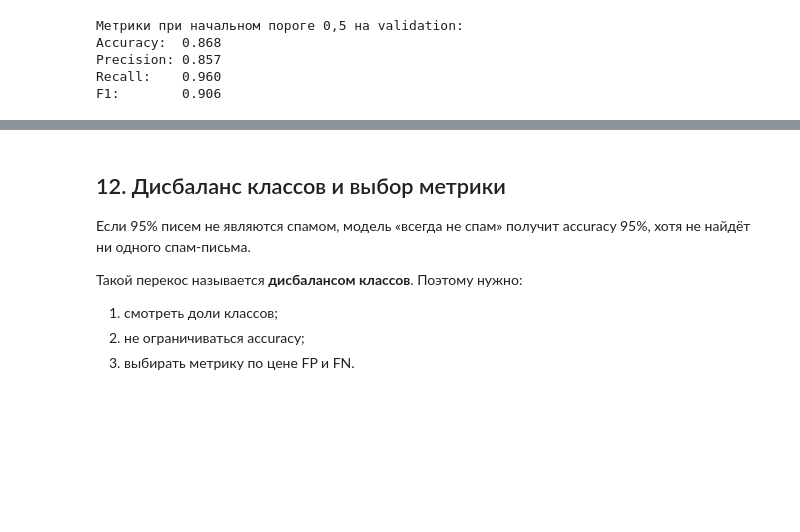
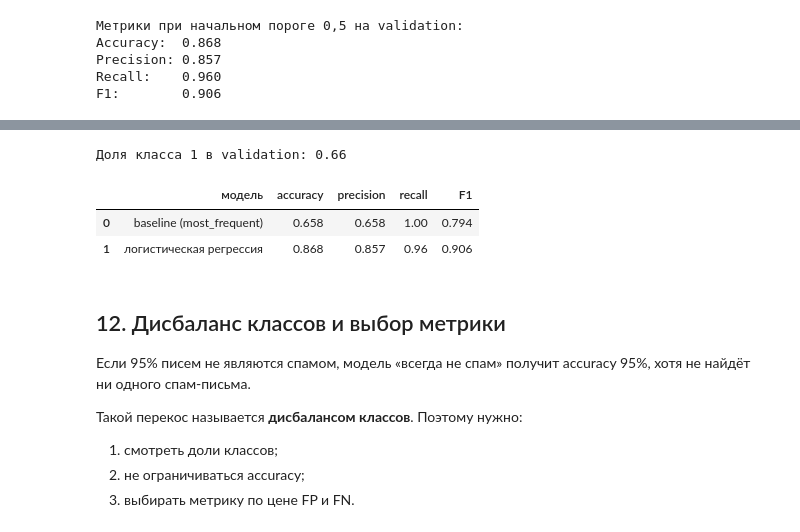
Before and after one commit to gurovic/ml-speckurs, a Jupyter notebook: Урок_27_Логистическая_регрессия_Теория/Урок_27_Логистическая_регрессия.ipynb, the cells around one changed output, grey strips where cells are left out. Cells and saved outputs as stored; diff of their text form; code cells hidden in the pictures; blank space fills up the shorter version.

```diff
--- a/Урок_27_Логистическая_регрессия_Теория/Урок_27_Логистическая_регрессия.ipynb
+++ b/Урок_27_Логистическая_регрессия_Теория/Урок_27_Логистическая_регрессия.ipynb
@@ -418,3 +427,27 @@ F1:        0.906
+# %%
+from sklearn.dummy import DummyClassifier
+
+dummy_val = DummyClassifier(strategy='most_frequent').fit(X_train, y_train)
+
+rows_baseline = []
+for name, estimator in [('baseline (most_frequent)', dummy_val),
+                        ('логистическая регрессия', model)]:
+    pred = estimator.predict(X_val)
+    rows_baseline.append({
+        'модель': name,
+        'accuracy': accuracy_score(y_val, pred),
+        'precision': precision_score(y_val, pred, zero_division=0),
+        'recall': recall_score(y_val, pred, zero_division=0),
+        'F1': f1_score(y_val, pred, zero_division=0),
+    })
+
+print(f'Доля класса 1 в validation: {y_val.mean():.2f}')
+pd.DataFrame(rows_baseline).round(3)
+# %% [output]
+Доля класса 1 в validation: 0.66
+|  | модель | accuracy | precision | recall | F1 |
+| 0 | baseline (most_frequent) | 0.658 | 0.658 | 1.00 | 0.794 |
+| 1 | логистическая регрессия | 0.868 | 0.857 | 0.96 | 0.906 |
 # %% [markdown]
 ## 12. Дисбаланс классов и выбор метрики
 
```
Also changed, not shown: parts of 40 cells of this notebook, 8 other files.
